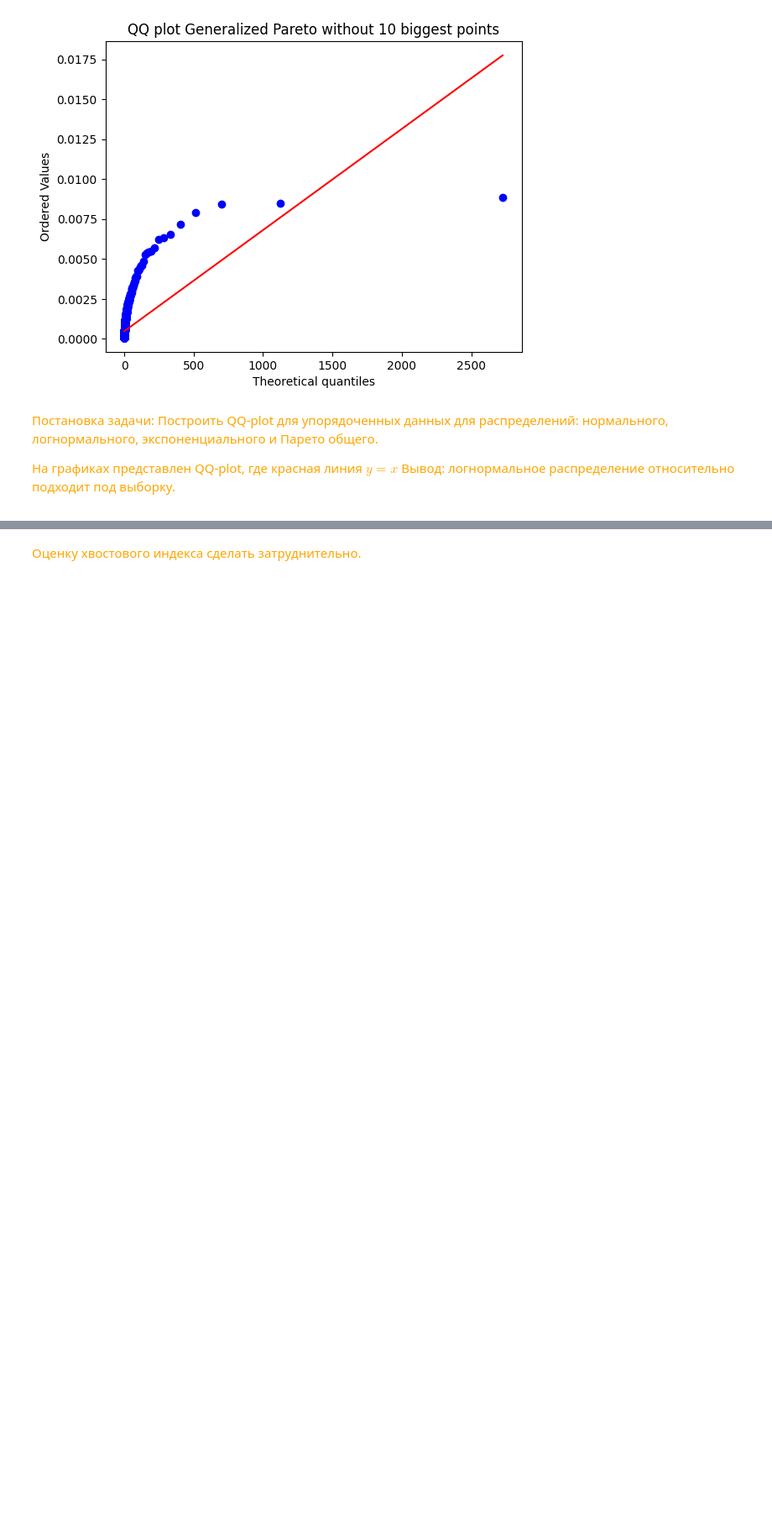
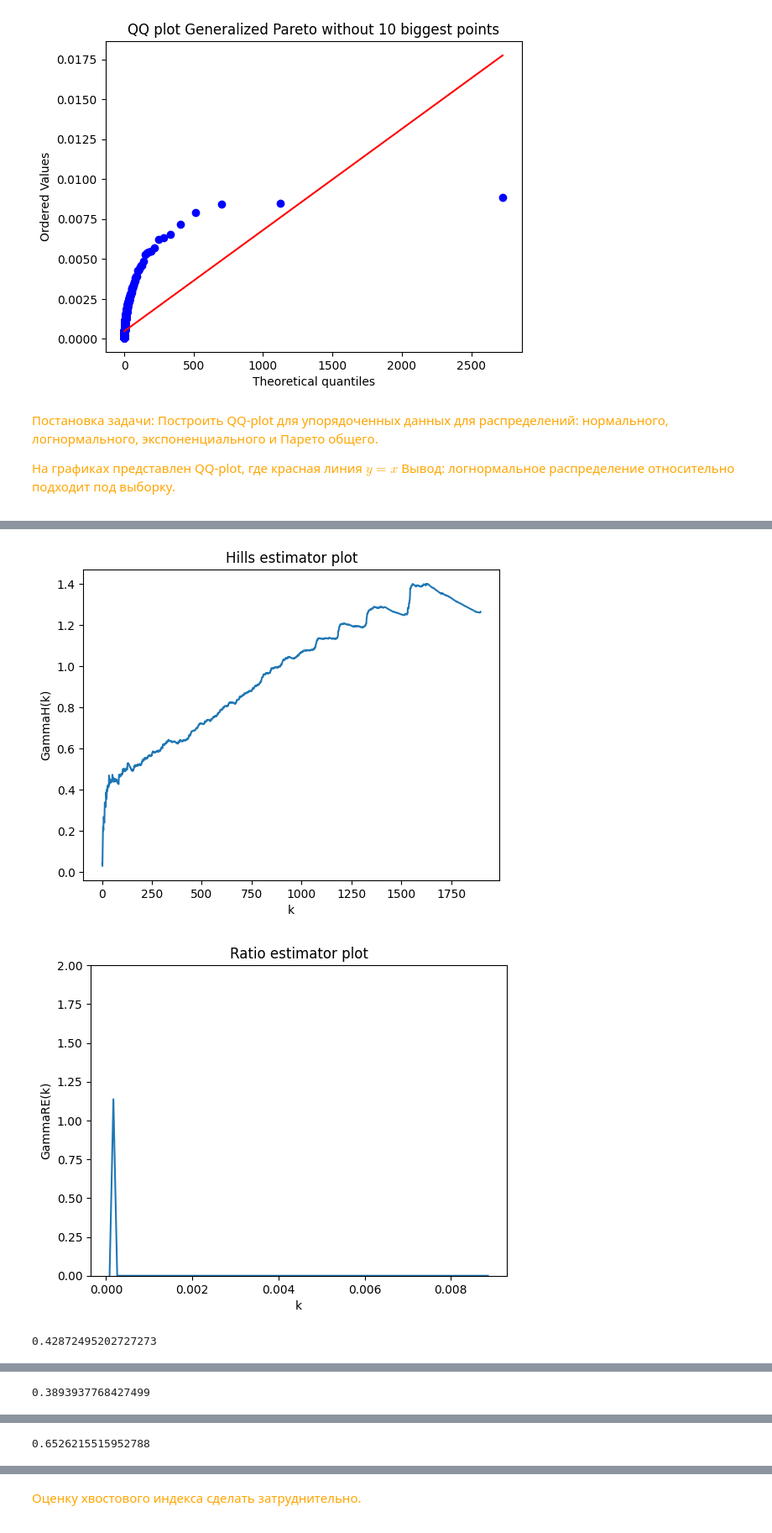
Before and after one commit to Mikhaelyes/Diploma, a Jupyter notebook: Diploma.ipynb, the cells around one changed output, grey strips where cells are left out. Shown: that part at 84% size. Saved outputs shown, nothing was run; the diff lists cells and outputs as text; code cells hidden in the pictures; blank space fills up the shorter version.

```diff
--- a/Diploma.ipynb
+++ b/Diploma.ipynb
@@ -372,0 +259,74 @@ plt.show()
+# %%
+GammaH = Hill(X)
+REst = Ratio_estimator(X)
+GammaM_data = Moment_estimator(X)
+GammaUH = UH_estimator(X)
+GammaP = Pickands_estimator(X)
+# %%
+PltN = np.arange(1, MaxN+1, 1)
+PltP = np.arange(0, round(MaxK/4), 1)
+legend = []
+
+
+plt.plot(PltN, GammaH)
+plt.xlabel('k') #Подпись для оси х
+plt.ylabel('GammaH(k)') #Подпись для оси y
+plt.title('Hills estimator plot') #Название
+#plt.savefig(my_path + '/Exercise51.png')
+plt.show()
+
+
+plt.plot(Level, REst)
+plt.xlabel('k') #Подпись для оси х
+plt.ylabel('GammaRE(k)') #Подпись для оси y
+plt.title('Ratio estimator plot') #Название
+plt.ylim(0, 2)
+#plt.savefig(my_path + '/Exercise52.png')
+plt.show()
+
+
+plt.plot(PltN, GammaM_data)
+plt.axhline(y = GammaM_data[200:500].mean(), color = 'r', linestyle = '-')
+print(GammaM_data[200:500].mean())
+legend.append("GammaM_data")
+legend.append(f"GammaM_data[200:500].mean={GammaM_data[200:500].mean()}")
+plt.xlabel('k') #Подпись для оси х
+plt.ylabel('GammaM_data(k)') #Подпись для оси y
+plt.title('Moment estimator plot') #Название
+plt.ylim(0, 2)
+plt.legend(legend, loc="upper left")
+#plt.savefig(my_path + '/Exercise53.png')
+plt.show()
+
+
+legend = []
+plt.plot(PltN, GammaUH)
+plt.axhline(y = GammaUH[200:500].mean(), color = 'r', linestyle = '-')
+print(GammaUH[200:500].mean())
+plt.xlabel('k') #Подпись для оси х
+plt.ylabel('GammaUH(k)') #Подпись для оси y
+plt.title('UH estimator plot') #Название
+plt.ylim(0, 2)
+legend.append("GammaM")
+legend.append(f"GammaM[200:500].mean={GammaM[200:500].mean()}")
+plt.legend(legend, loc="upper left")
+#plt.savefig(my_path + '/Exercise54.png')
+plt.show()
+
+
+legend = []
+plt.plot(PltP, GammaP)
+plt.axhline(y = GammaP[200:500].mean(), color = 'r', linestyle = '-')
+print(GammaP[200:500].mean())
+plt.xlabel('k') #Подпись для оси х
+plt.ylabel('GammaP(k)') #Подпись для оси y
+plt.title('Pickands estimator plot') #Название
+#plt.ylim(0, 2)
+#plt.savefig(my_path + '/Exercise55.png')
+plt.show()
+#Прочитать, что значит знак гаммы
+#Как выбирать xn в Ratio Estimator, он из выборки или нет.
+# %% [output]
+[figure, added]
+[figure, added]
+0.42872495202727273
@@ -372,0 +334 @@ plt.show()
+0.3893937768427499
@@ -372,0 +336 @@ plt.show()
+0.6526215515952788
```
Also changed, not shown: parts of 25 cells of this notebook.
